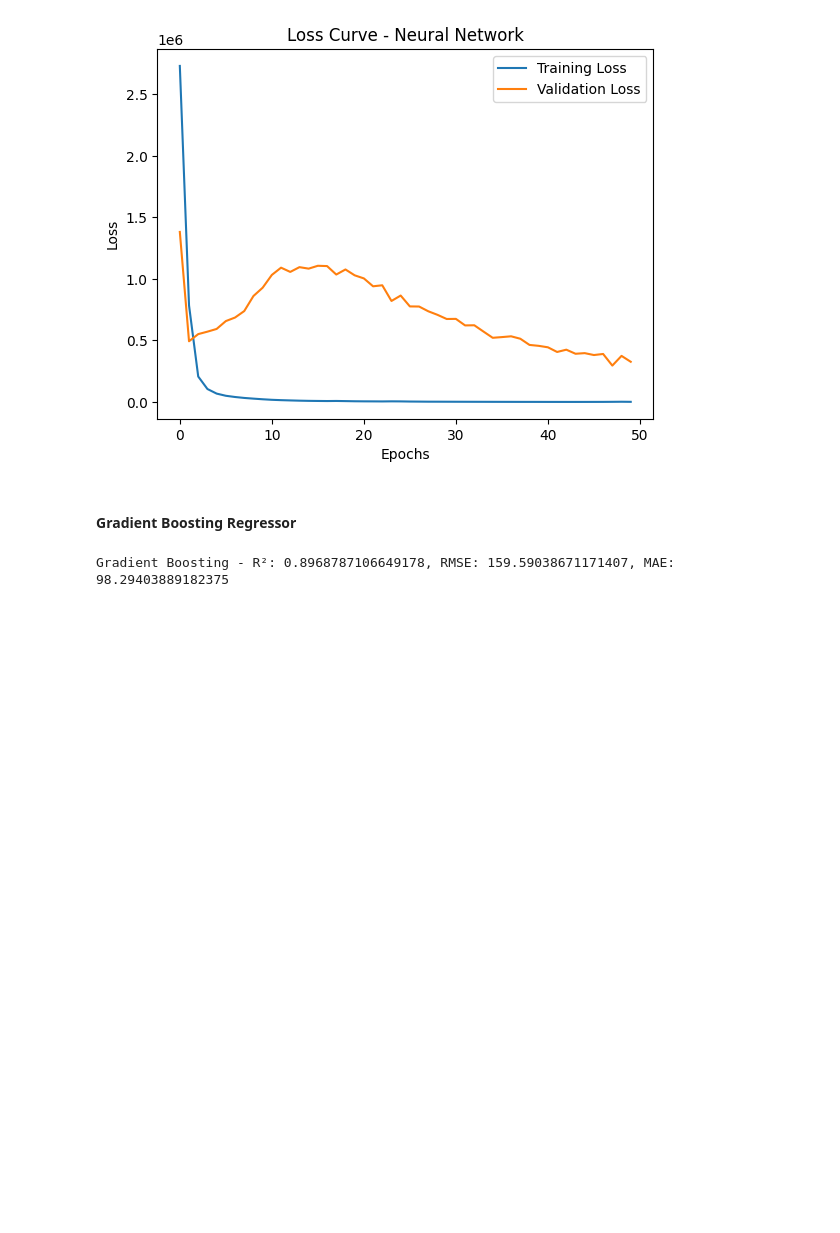
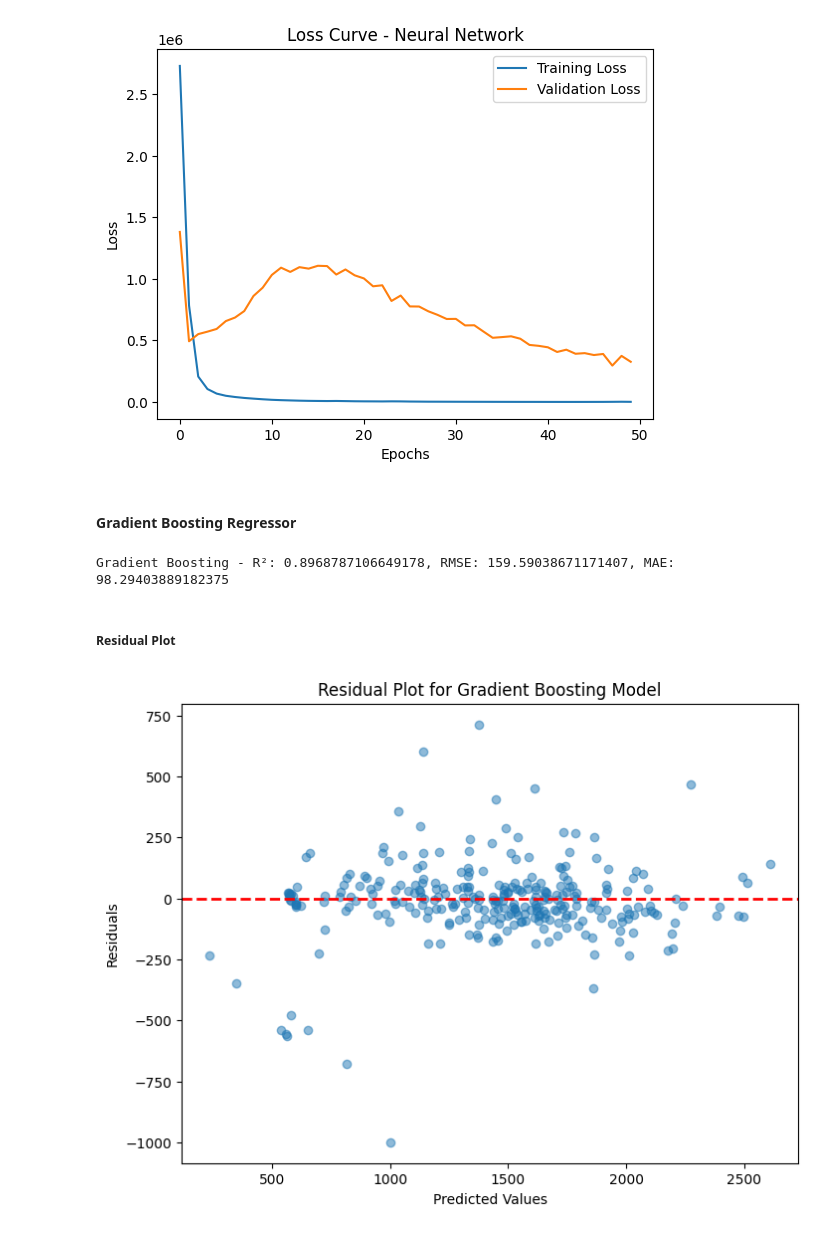
Before and after one commit to wclubin/MSOE, a Jupyter notebook: Module 6 - The Final.ipynb, the cells around one changed output. Drawn from its saved outputs; the diff is of its cells as text; code cells hidden in the pictures; blank space fills up the shorter version.

```diff
--- a/Module 6 - The Final.ipynb
+++ b/Module 6 - The Final.ipynb
@@ -546,3 +546,25 @@ mae = mean_absolute_error(y_test, y_pred_gb)
 print(f"Gradient Boosting - R²: {r2}, RMSE: {rmse}, MAE: {mae}")
 # %% [output]
 Gradient Boosting - R²: 0.8968787106649178, RMSE: 159.59038671171407, MAE: 98.29403889182375
+# %% [markdown]
+
+##### Residual Plot
+# %%
+# Calculate residuals
+residuals = y_test - y_pred_gb
+
+# Create a residual plot
+plt.figure(figsize=(8, 6))
+plt.scatter(y_pred_gb, residuals, alpha=0.5)
+plt.axhline(0, color='red', linestyle='--', lw=2)  # Horizontal line at residual = 0
+plt.title('Residual Plot for Gradient Boosting Model')
+plt.xlabel('Predicted Values')
+plt.ylabel('Residuals')
+
+# Save the plot as a file
+plt.savefig('residual_plot_gradient_boosting.png', dpi=300)
+
+# Show the plot
+plt.show()
+# %% [output]
+[figure, added]
```
